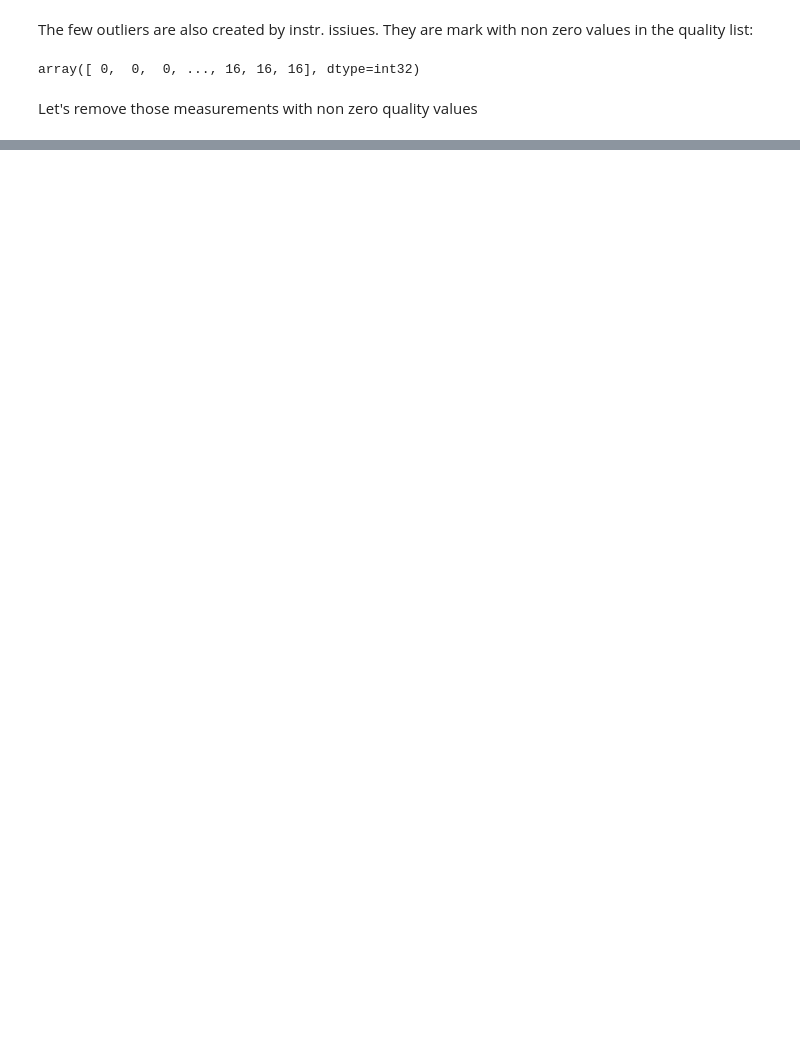
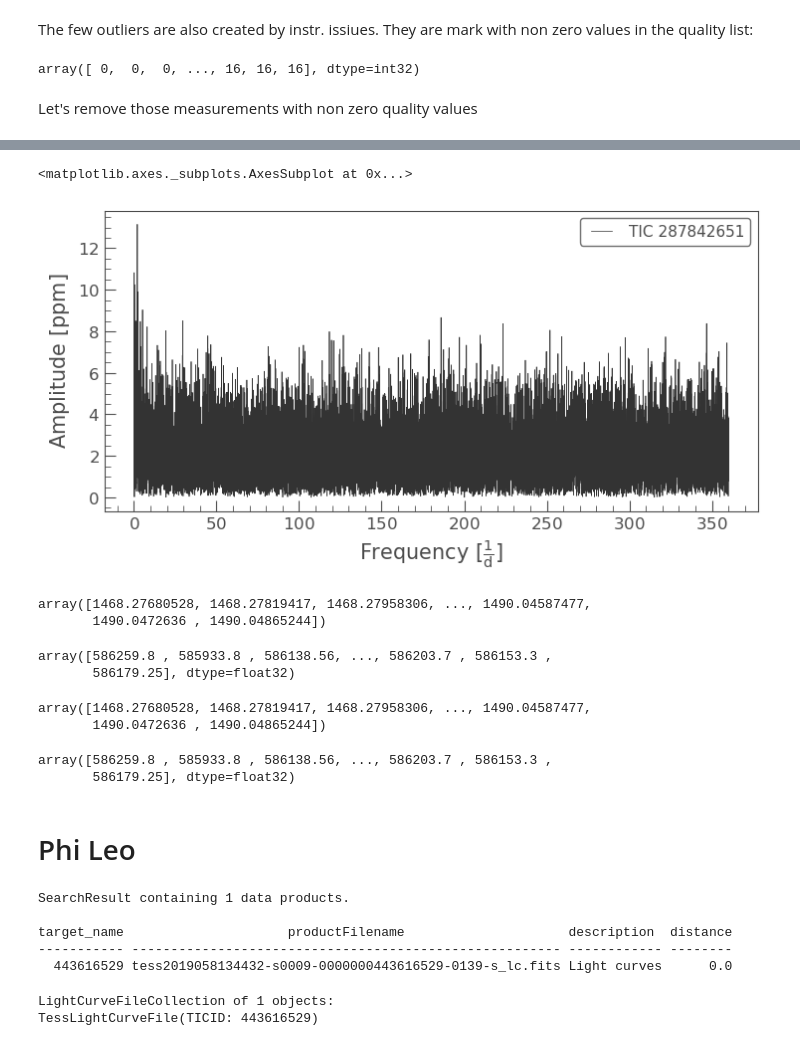
Before and after one commit to sebastian-zieba/exocomet_workshop, a Jupyter notebook: exocomet_workshop.ipynb, the cells around one changed output, grey strips where cells are left out. Saved outputs shown, nothing was run; the diff lists cells and outputs as text; code cells hidden in the pictures; blank space fills up the shorter version.

```diff
--- a/exocomet_workshop.ipynb
+++ b/exocomet_workshop.ipynb
@@ -289,0 +131,16 @@ len(lcs)
+# %%
+p = lcs[0].PDCSAP_FLUX[quality_mask].remove_nans().to_periodogram(method='LombScargle', minimum_frequency=0.01, maximum_frequency=360, oversample_factor=10, normalization = 'amplitude', freq_unit=1/u.day)
+p.plot()
+# %% [output]
+<matplotlib.axes._subplots.AxesSubplot at 0x...>
+[figure, added]
+# %%
+lcs[0].PDCSAP_FLUX[quality_mask].remove_nans().time
+# %% [output]
+array([1468.27680528, 1468.27819417, 1468.27958306, ..., 1490.04587477,
+       1490.0472636 , 1490.04865244])
+# %%
+lcs[0].PDCSAP_FLUX[quality_mask].remove_nans().flux
+# %% [output]
+array([586259.8 , 585933.8 , 586138.56, ..., 586203.7 , 586153.3 ,
+       586179.25], dtype=float32)
@@ -289,0 +149,10 @@ len(lcs)
+# %%
+lc_reduced.time
+# %% [output]
+array([1468.27680528, 1468.27819417, 1468.27958306, ..., 1490.04587477,
+       1490.0472636 , 1490.04865244])
+# %%
+lc_reduced.flux
+# %% [output]
+array([586259.8 , 585933.8 , 586138.56, ..., 586203.7 , 586153.3 ,
+       586179.25], dtype=float32)
@@ -289,0 +162,2 @@ len(lcs)
+# %% [markdown]
+# Phi Leo
@@ -289,0 +166,15 @@ len(lcs)
+# %%
+search_results = lk.search_lightcurvefile(name2)
+search_results
+# %% [output]
+SearchResult containing 1 data products.
+
+target_name                     productFilename                     description  distance
+----------- ------------------------------------------------------- ------------ --------
+  443616529 tess2019058134432-s0009-0000000443616529-0139-s_lc.fits Light curves      0.0
+# %%
+lcs = search_results.download_all()
+lcs
+# %% [output]
+LightCurveFileCollection of 1 objects:
+TessLightCurveFile(TICID: 443616529)
```
Also changed, not shown: parts of 71 cells of this notebook, 33 other files.
